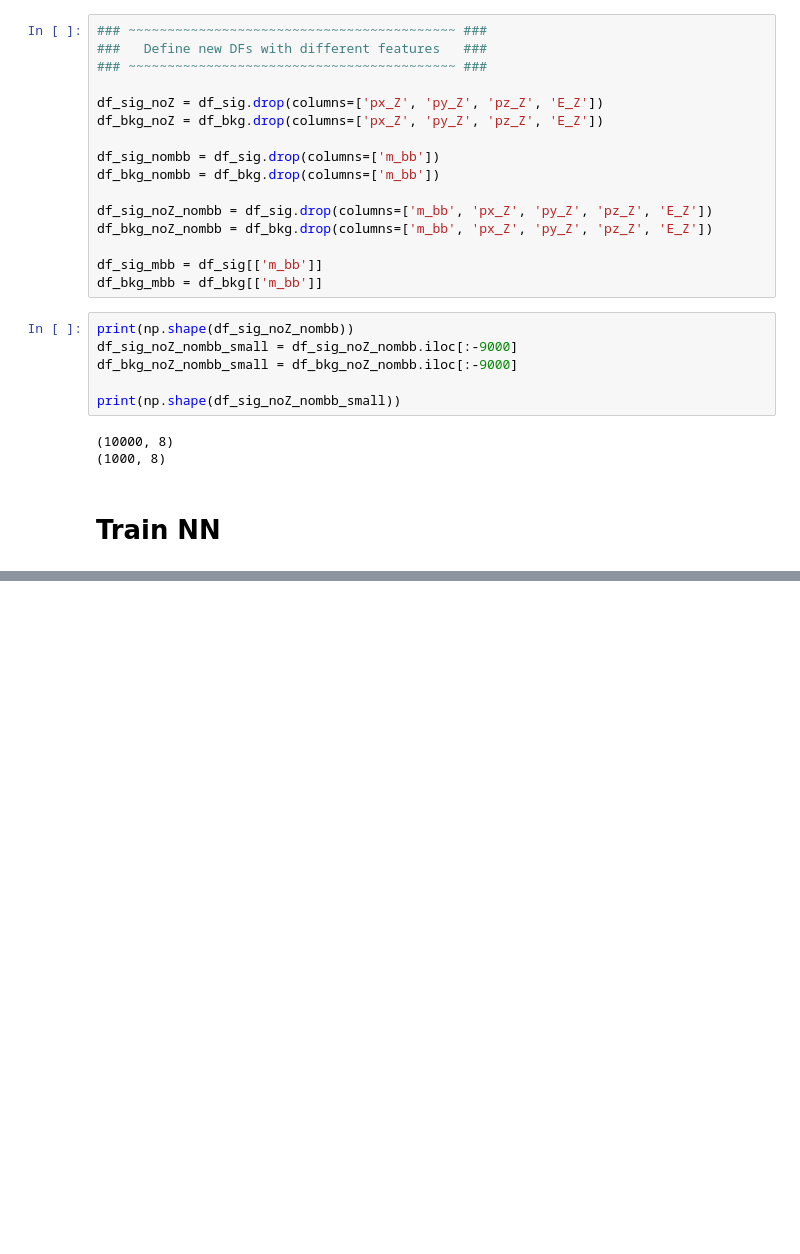
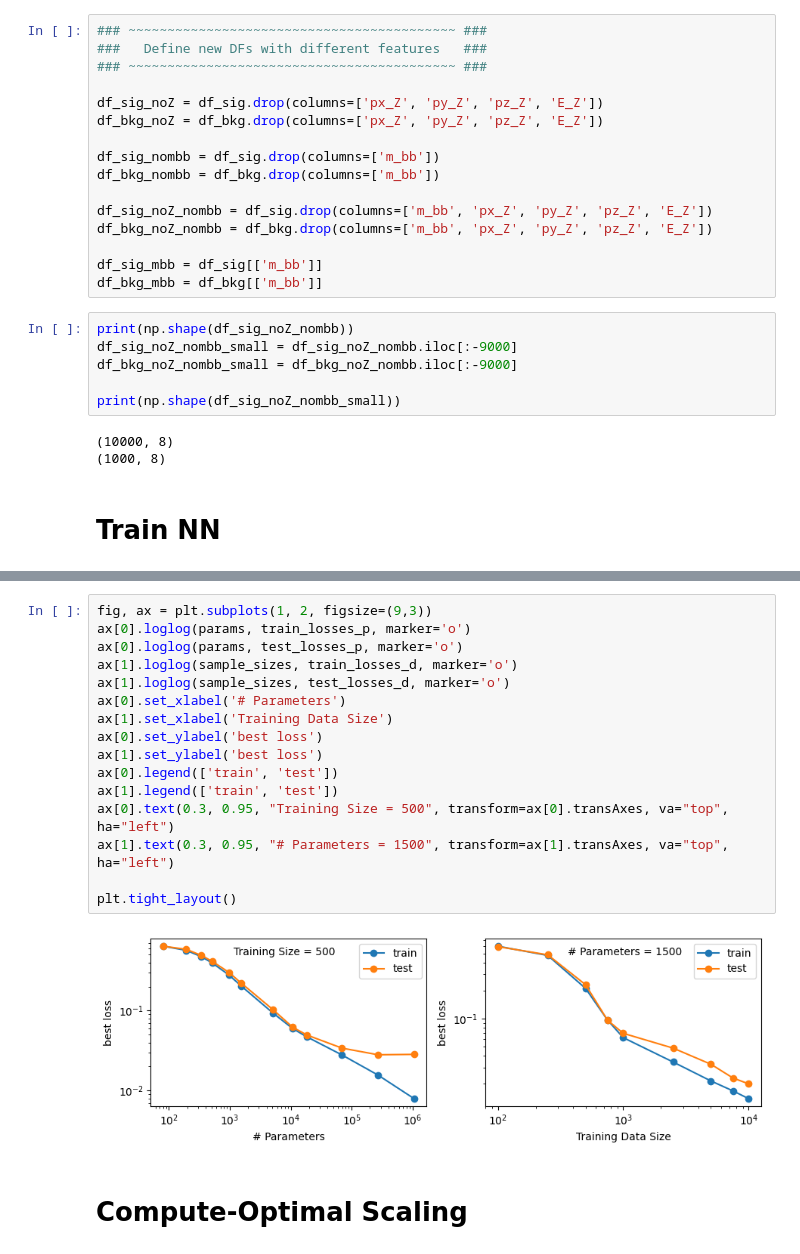
Before and after one commit to sferrante/HiggsClassifier, a Jupyter notebook: HiggstrahlungClassifier_Supervised.ipynb, the cells around one changed output, grey strips where cells are left out. Drawn from its saved outputs; the diff is of its cells as text; blank space fills up the shorter version.

```diff
--- a/HiggstrahlungClassifier_Supervised.ipynb
+++ b/HiggstrahlungClassifier_Supervised.ipynb
@@ -139,0 +217,20 @@ print(clf_all.roc_auc(), clf_noZ.roc_auc(), clf_nombb.roc_auc(), clf_noZ_nombb.r
+# %%
+fig, ax = plt.subplots(1, 2, figsize=(9,3))
+ax[0].loglog(params, train_losses_p, marker='o')
+ax[0].loglog(params, test_losses_p, marker='o')
+ax[1].loglog(sample_sizes, train_losses_d, marker='o')
+ax[1].loglog(sample_sizes, test_losses_d, marker='o')
+ax[0].set_xlabel('# Parameters')
+ax[1].set_xlabel('Training Data Size')
+ax[0].set_ylabel('best loss')
+ax[1].set_ylabel('best loss')
+ax[0].legend(['train', 'test'])
+ax[1].legend(['train', 'test'])
+ax[0].text(0.3, 0.95, "Training Size = 500", transform=ax[0].transAxes, va="top", ha="left")
+ax[1].text(0.3, 0.95, "# Parameters = 1500", transform=ax[1].transAxes, va="top", ha="left")
+
+plt.tight_layout()
+# %% [output]
+[figure, added]
+# %% [markdown]
+# Compute-Optimal Scaling
```
Also changed, not shown: parts of 15 cells of this notebook.
